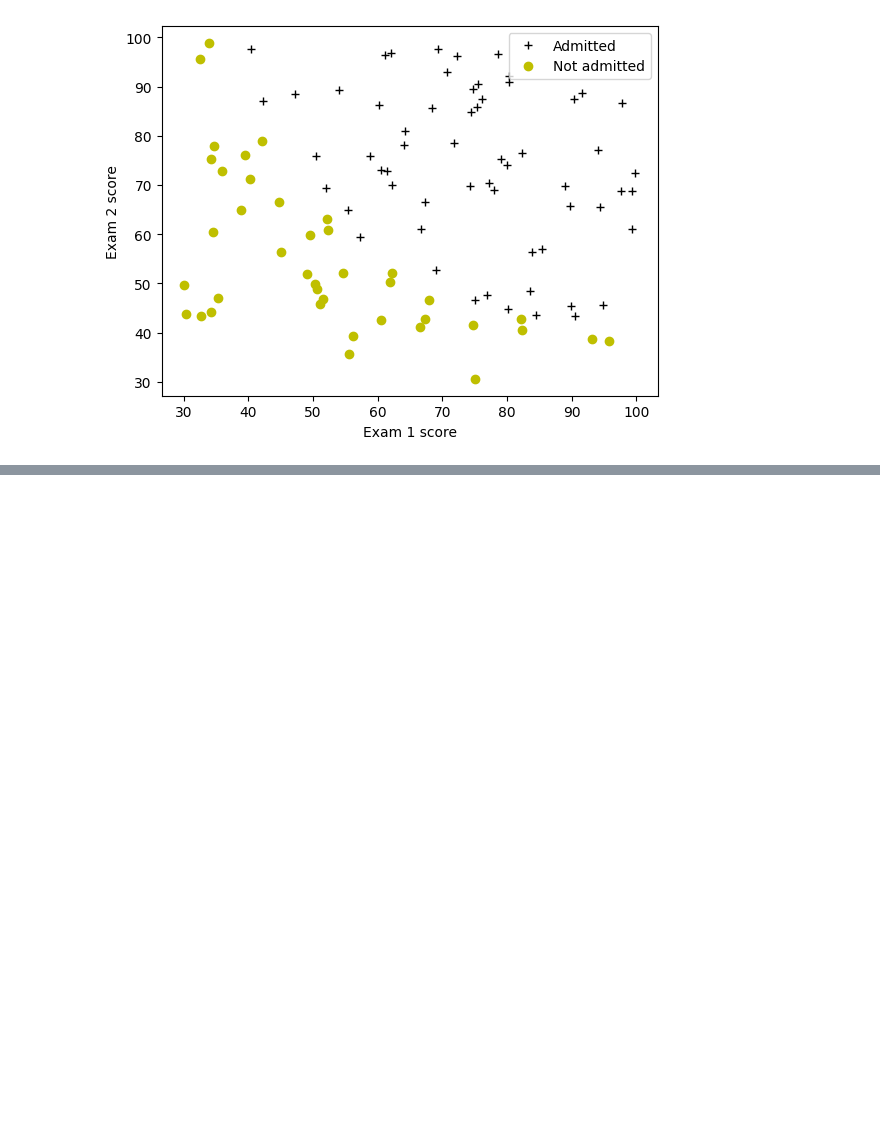
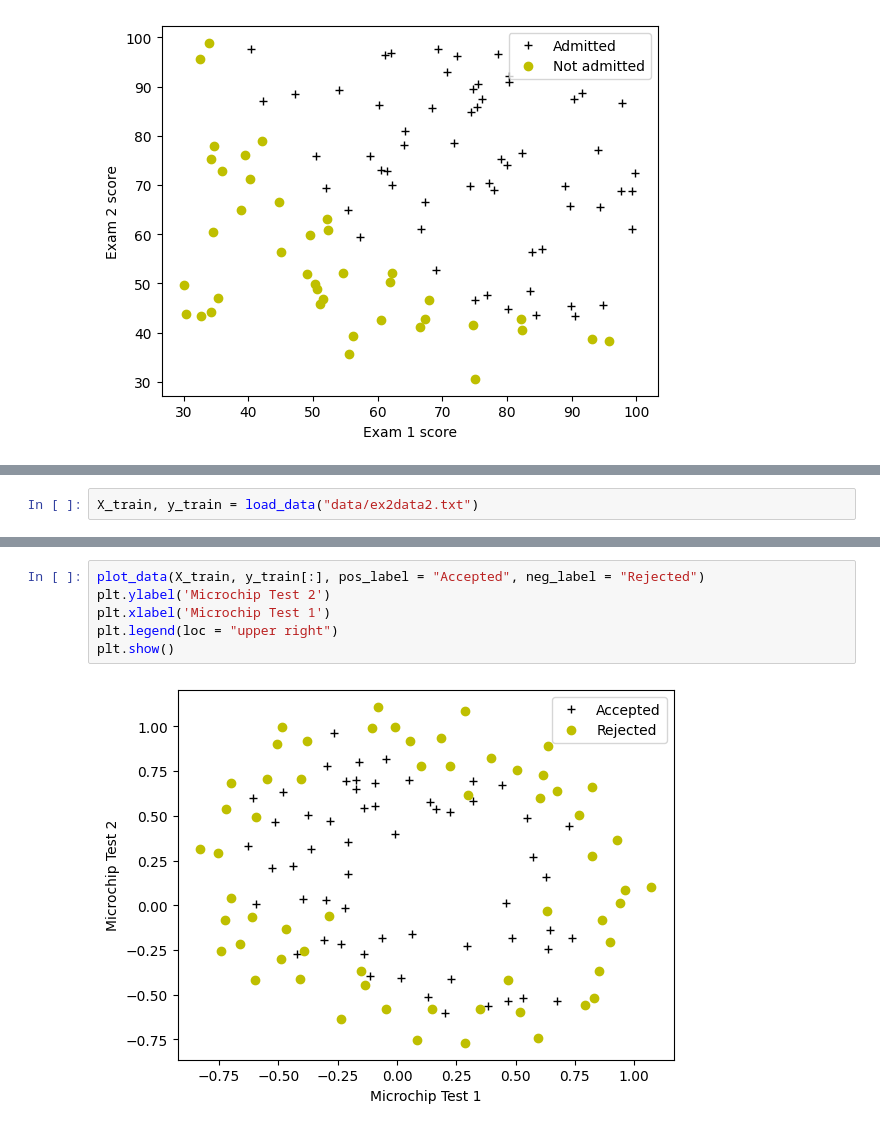
Before and after one commit to harsh194/machine_learning, a Jupyter notebook: Logistic_Regression.ipynb, the cells around one changed output, grey strips where cells are left out. Drawn from its saved outputs; the diff is of its cells as text; blank space fills up the shorter version.

```diff
--- a/Logistic_Regression.ipynb
+++ b/Logistic_Regression.ipynb
@@ -43,0 +154,2 @@ plt.show()
+# %%
+X_train, y_train = load_data("data/ex2data2.txt")
@@ -43,0 +173,8 @@ plt.show()
+# %%
+plot_data(X_train, y_train[:], pos_label = "Accepted", neg_label = "Rejected")
+plt.ylabel('Microchip Test 2')
+plt.xlabel('Microchip Test 1')
+plt.legend(loc = "upper right")
+plt.show()
+# %% [output]
+[figure, added]
```
Also changed, not shown: parts of 17 cells of this notebook.
